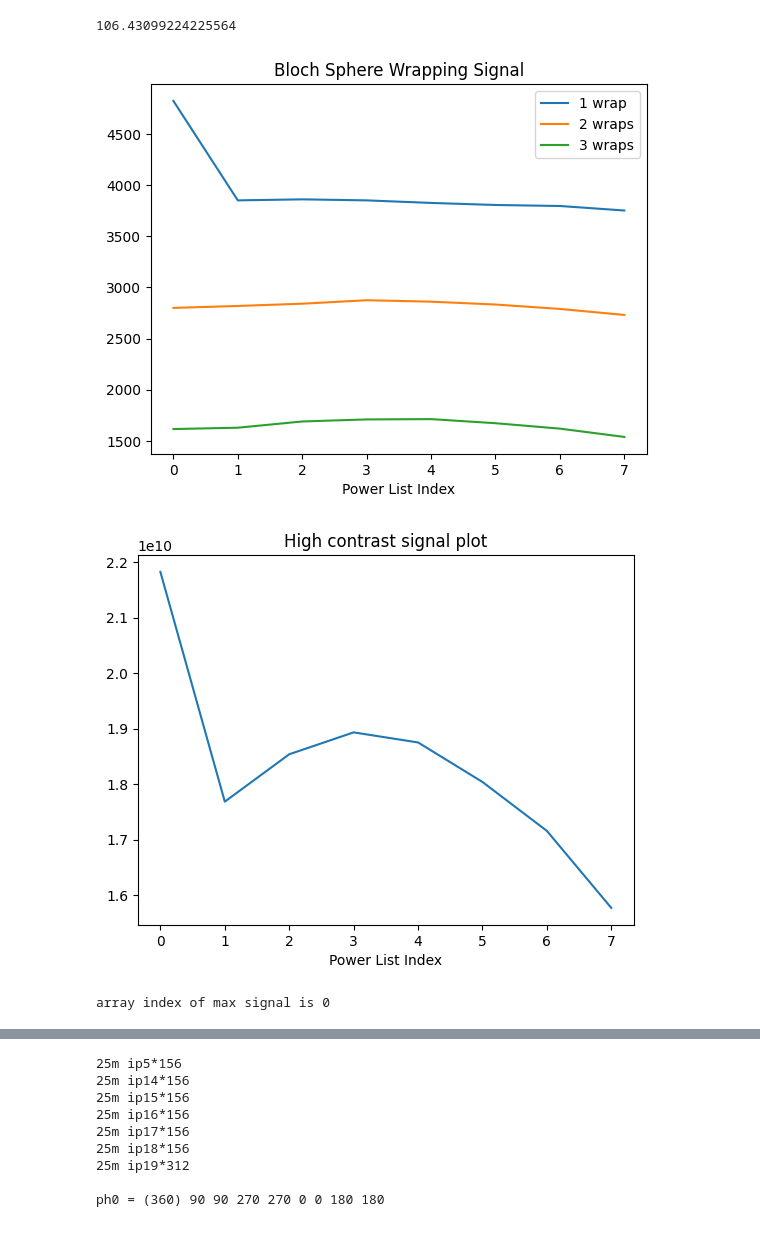
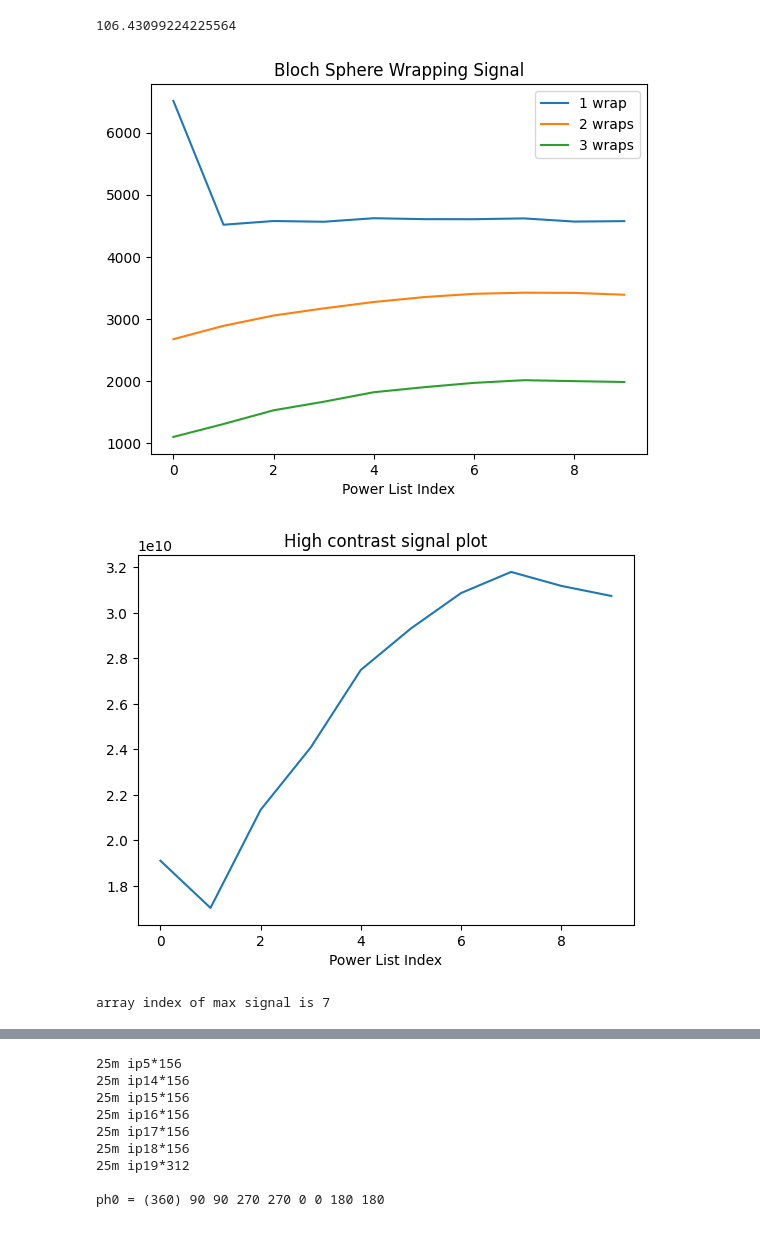
Before and after one commit to awstasiuk/phd-notebooks, a Jupyter notebook: Tune Up/Tune Up.ipynb, the cells around one changed output, grey strips where cells are left out. Cells and saved outputs as stored; diff of their text form; code cells hidden in the pictures.

```diff
--- a/Tune Up/Tune Up.ipynb
+++ b/Tune Up/Tune Up.ipynb
@@ -35,8 +35,8 @@ Jf / kHz  # J0 = 106.43 kHz * Ang**3
 # %% [output]
 106.43099224225564
 # %%
-nmr.Experiment(621, folder="expt9").calibrate90()
+nmr.Experiment(802, folder="expt9").calibrate90()
 # %% [output]
-[figure, old version]
+[figure, new version]
-[figure, old version]
+[figure, new version]
-array index of max signal is 0
+array index of max signal is 7
```
Also changed, not shown: parts of 6 cells of this notebook, 4 other files.
